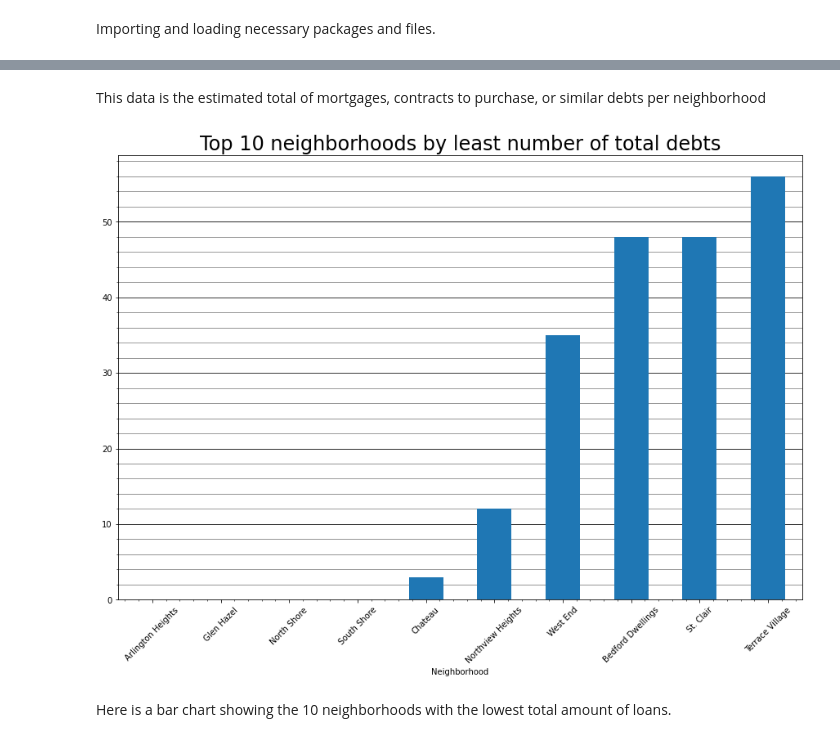
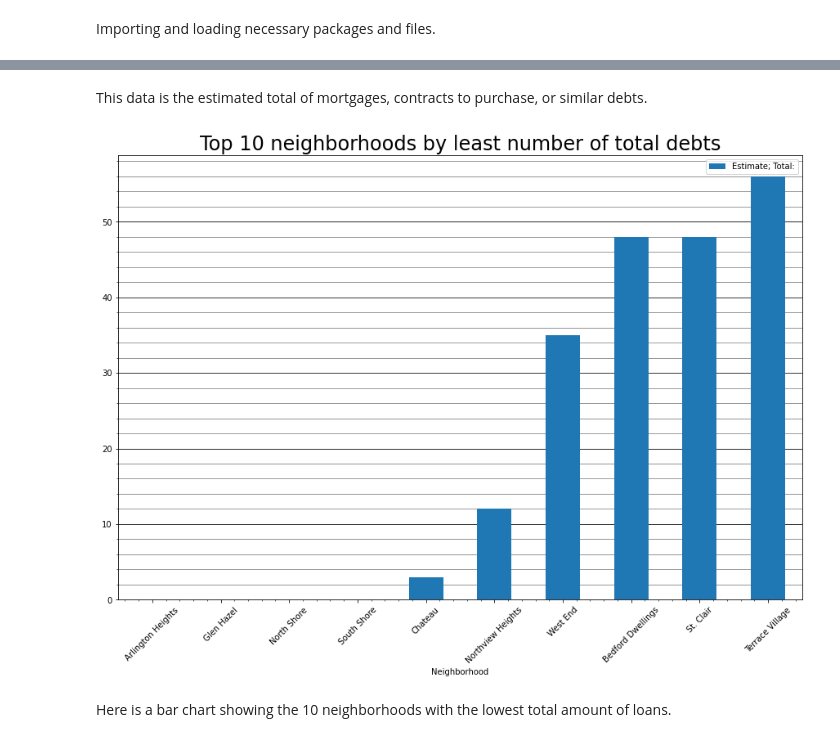
Before and after one commit to lampealex888/FinalProject, a Jupyter notebook: groupNotebook.ipynb, the cells around one changed output, grey strips where cells are left out. Saved outputs shown, nothing was run; the diff lists cells and outputs as text; code cells hidden in the pictures.

```diff
--- a/groupNotebook.ipynb
+++ b/groupNotebook.ipynb
@@ -250,4 +250,5 @@ neighborhoods2 = geopandas.read_file("data/Neighborhoods/Neighborhoods_.shp")
 # %% [markdown]
 Importing and loading necessary packages and files.
 # %%
-total_mort_df = debt.groupby(['Neighborhood'])['Estimate; Total:'].sum()
+total_mort_df = debt.groupby(['Neighborhood'])['Estimate; Total:'].sum().to_frame()
+total_mort_df.sort_values(by="Estimate; Total:", ascending=True)
@@ -270,17 +270,17 @@ Name: Estimate; Total:, Length: 91, dtype: float64
 # %% [markdown]
-This data is the estimated total of mortgages, contracts to purchase, or similar debts per neighborhood
+This data is the estimated total of mortgages, contracts to purchase, or similar debts.
 # %%
-ax1 = total_mort_df.nsmallest(10).sort_values(ascending=True).plot(kind="bar", figsize=(15,10))
+ax1 = total_mort_df.nsmallest(10, columns='Estimate; Total:').sort_values(by="Estimate; Total:", ascending=True).plot(kind="bar", figsize=(15,10))
 ax1.set_xlabel("Neighborhood")
 ax1.set_axisbelow(True)
 ax1.yaxis.grid(True, color ="black")
 ax1.yaxis.grid(True, 'minor', color ="grey")
 plt.minorticks_on()
 plt.title('Top 10 neighborhoods by least number of total debts', fontdict = {'fontsize': 24})
 plt.xticks(rotation=45)
 plt.show()
 # %% [output]
-[figure, old version]
+[figure, new version]
 # %% [markdown]
 Here is a bar chart showing the 10 neighborhoods with the lowest total amount of loans.
 # %%
```
Also changed, not shown: parts of 21 cells of this notebook, 1 other file.
